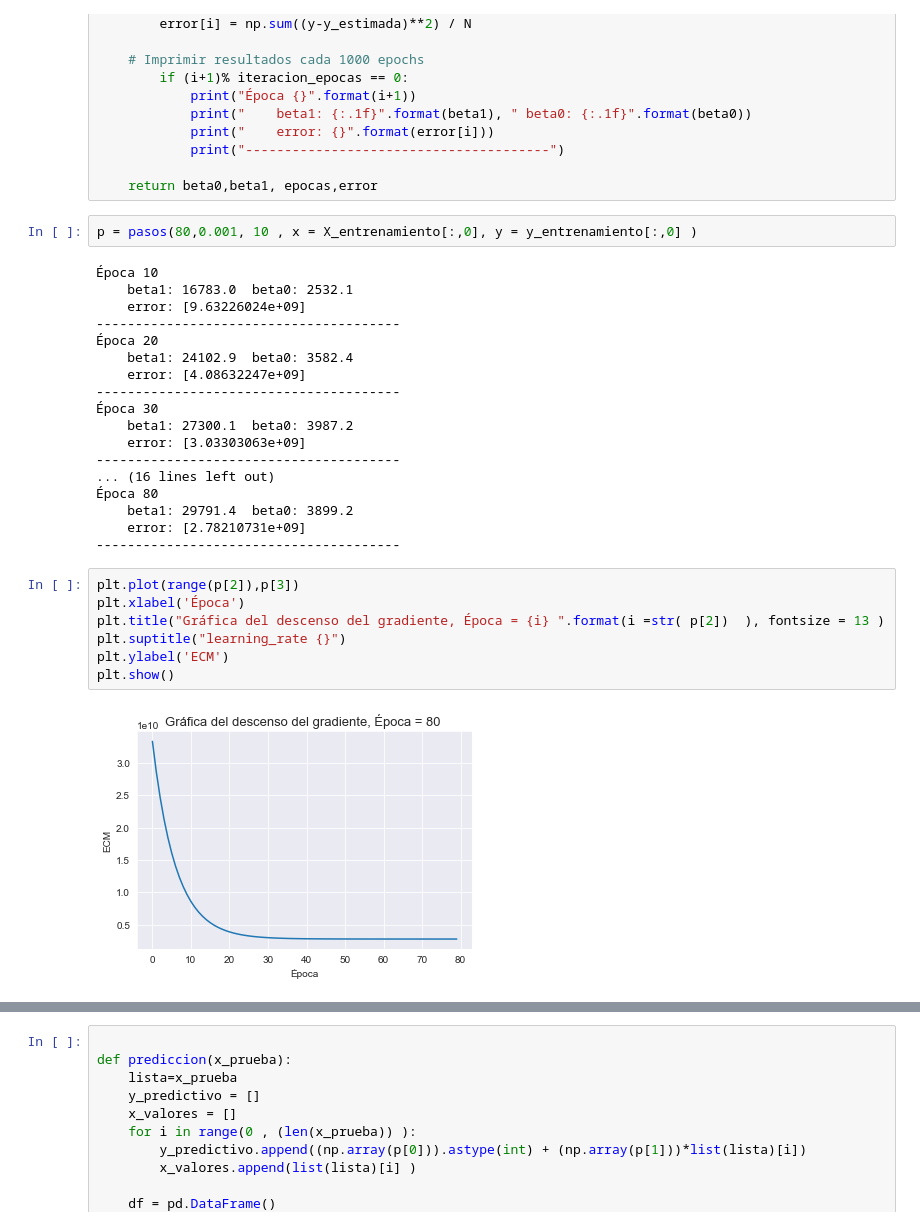
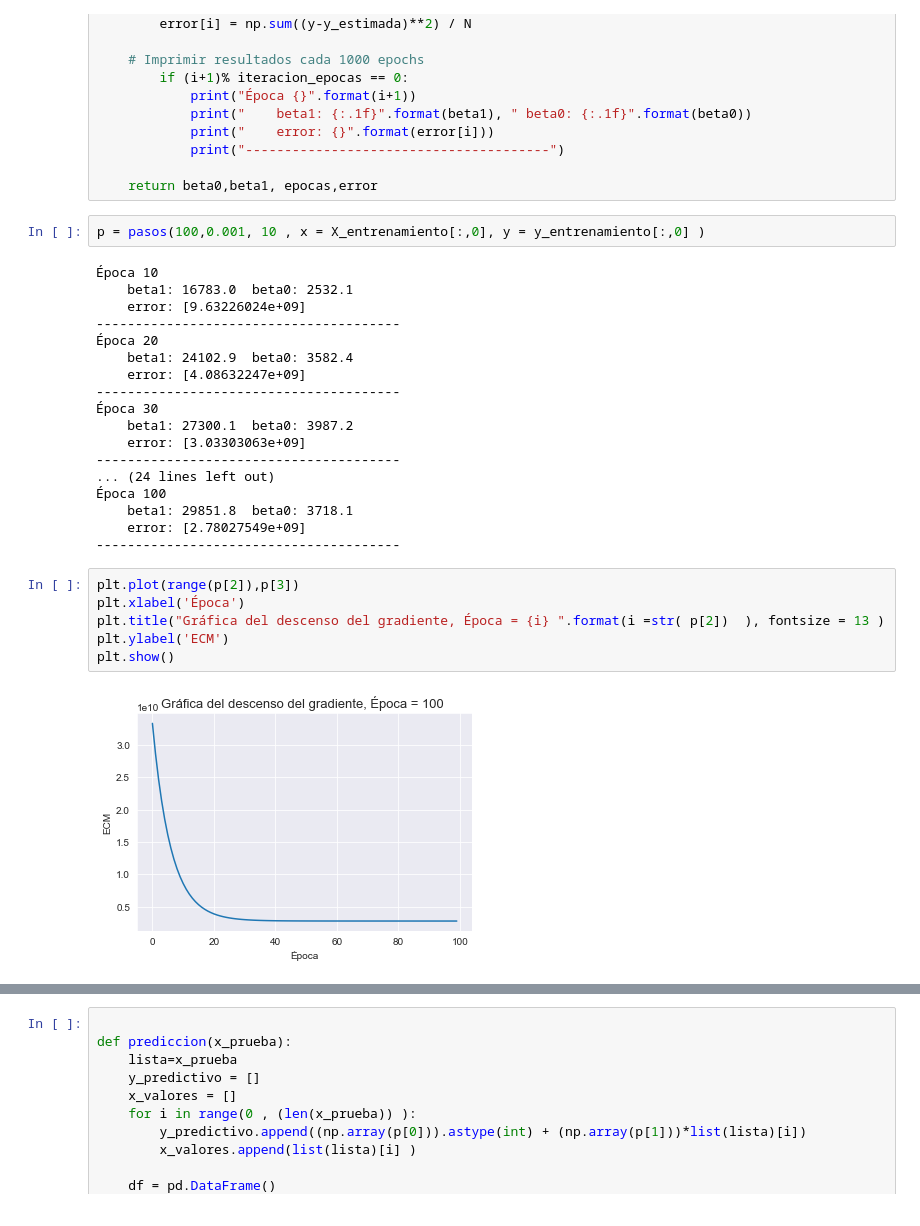
Before and after one commit to luispocon/proyecto1_regresion_lineal_programacion, a Jupyter notebook: Proyecto_1.ipynb, the cells around one changed output, grey strips where cells are left out. Drawn from its saved outputs; the diff is of its cells as text.

```diff
--- a/Proyecto_1.ipynb
+++ b/Proyecto_1.ipynb
@@ -291,7 +291,7 @@ def pasos(epocas_, learning_rate,iteracion_epocas , x ,y   ):
 
     return beta0,beta1, epocas,error
 # %%
-p = pasos(80,0.001, 10 , x = X_entrenamiento[:,0], y = y_entrenamiento[:,0] )
+p = pasos(100,0.001, 10 , x = X_entrenamiento[:,0], y = y_entrenamiento[:,0] )
 # %% [output]
 Época 10
     beta1: 16783.0  beta0: 2532.1
@@ -305,20 +305,19 @@ p = pasos(80,0.001, 10 , x = X_entrenamiento[:,0], y = y_entrenamiento[:,0] )
     beta1: 27300.1  beta0: 3987.2
     error: [3.03303063e+09]
 ---------------------------------------
-... (16 lines left out)
-Época 80
-    beta1: 29791.4  beta0: 3899.2
-    error: [2.78210731e+09]
+... (24 lines left out)
+Época 100
+    beta1: 29851.8  beta0: 3718.1
+    error: [2.78027549e+09]
 ---------------------------------------
 # %%
 plt.plot(range(p[2]),p[3])
 plt.xlabel('Época')
 plt.title("Gráfica del descenso del gradiente, Época = {i} ".format(i =str( p[2])  ), fontsize = 13 )
-plt.suptitle("learning_rate {}")
 plt.ylabel('ECM')
 plt.show()
 # %% [output]
-[figure, old version]
+[figure, new version]
 # %%
 x_p = X_entrenamiento[:,0]
 y_estimada= p[0]+p[1]*x_p
```
Also changed, not shown: parts of 5 cells of this notebook.
